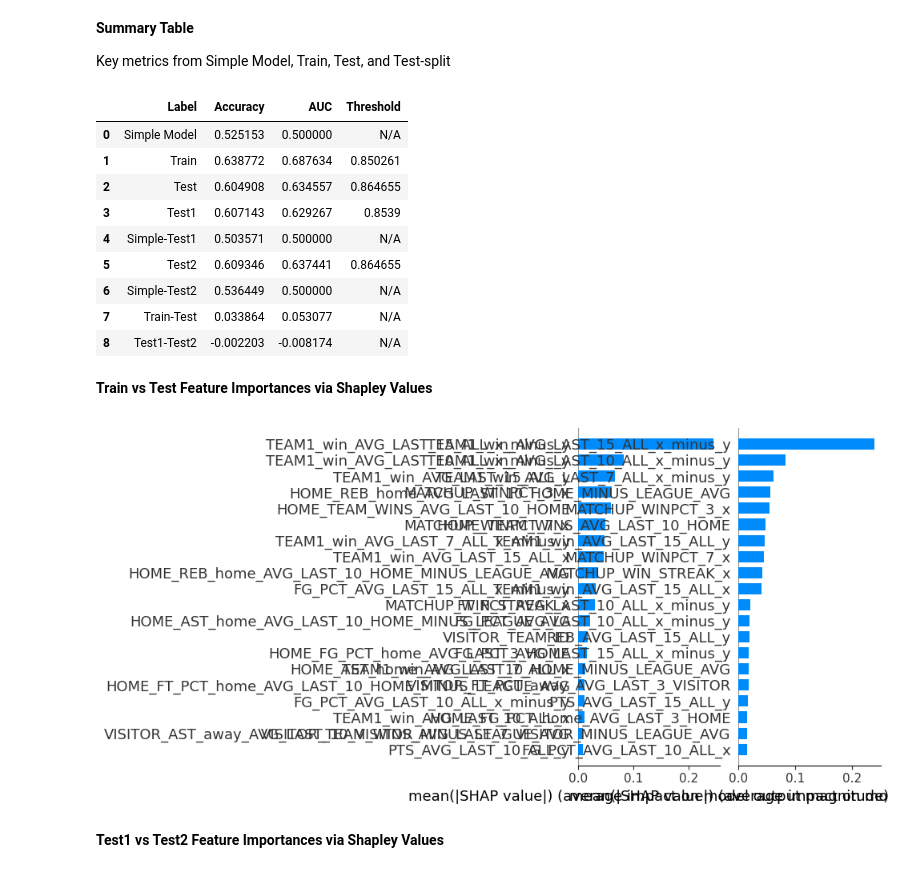
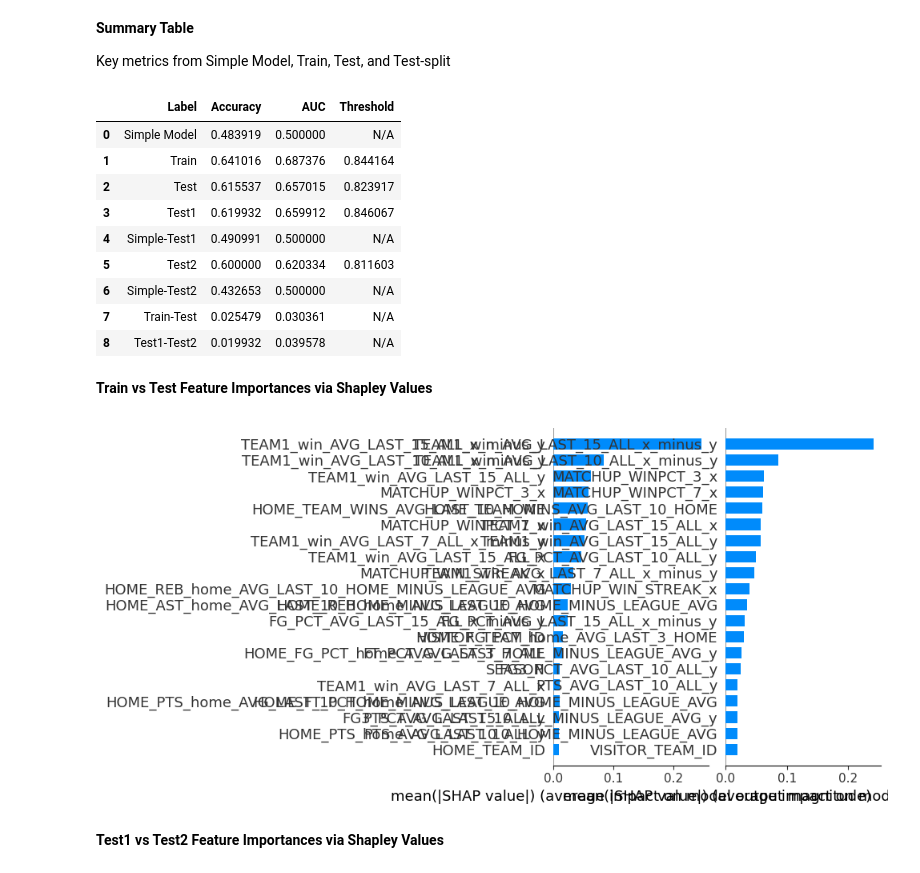
Before and after one commit to cmunch1/nba-prediction, a Jupyter notebook: 07_model_testing.ipynb, the cells around one changed output. Drawn from its saved outputs; the diff is of its cells as text; code cells hidden in the pictures.

```diff
--- a/07_model_testing.ipynb
+++ b/07_model_testing.ipynb
@@ -129,22 +159,23 @@ test = pd.read_csv(DATAPATH / TEST_NAME)
 # %%
 LOGGING_NOTE = "pipeline test"
 
+from dotenv import load_dotenv
+
+load_dotenv()
 try:
+
     NEPTUNE_API_TOKEN = os.environ['NEPTUNE_API_TOKEN']
 except:
     raise Exception('Set environment variable NEPTUNE_API_TOKEN')
 
 PROJECT = "cmunch1/nba-prediction"
 PROJECT_OPTUNA = "cmunch1/nba-optuna" #for 2nd run if hyperparameters are tuned
-SOURCE = ipynbname.name() + ".ipynb"
-SOURCE_SPLIT = "03_train_test_split.ipynb"
-SOURCE_ENG = "05_feature_engineering.ipynb"
-SOURCE_SEL = "06_feature_selection.ipynb"
+SOURCE = "07_model_testing.ipynb"
 
 
 run = neptune.init(
     project=PROJECT,
-    source_files=[SOURCE,SOURCE_SPLIT,SOURCE_ENG,SOURCE_SEL],
+    source_files=[SOURCE],
     api_token=NEPTUNE_API_TOKEN,
 )
 if MODEL_NAME == "xgboost":
@@ -274,8 +305,8 @@ test = encode_categoricals(test)
 target = train['TARGET']
 test_target = test['TARGET']
 
-all_columns = train.columns.tolist()
-drop_columns = ['TARGET', 'GAME_DATE_EST', 'GAME_ID', ]
+all_columns = remove_non_rolling(train)
+drop_columns = ['TARGET', 'GAME_DATE_EST', 'GAME_ID']
 
 
 use_columns = [item for item in all_columns if item not in drop_columns]
@@ -704,10 +737,10 @@ test = pd.read_csv(DATAPATH / TEST_NAME)
 test = fix_datatypes(test)
 test = encode_categoricals(test)
 
-SPLIT = pd.to_datetime("2022-01-01")
+SPLIT = pd.to_datetime("2023-01-01")
 
-run["test_split_test1/end_date"] = SPLIT
-run["test_split_test2/start_date"] = SPLIT
+run["test_split_Test1/end_date"] = SPLIT
+run["test_split_Test2/start_date"] = SPLIT
 
 test1 = test[test['GAME_DATE_EST'] < SPLIT]
 test2 = test[test['GAME_DATE_EST'] >= SPLIT]
@@ -833,28 +866,28 @@ run["evaluation/summary_table"].upload(File.as_html(results))
 results
 # %% [output]
 |  | Label | Accuracy | AUC | Threshold |
-| 0 | Simple Model | 0.525153 | 0.500000 | N/A |
-| 1 | Train | 0.638772 | 0.687634 | 0.850261 |
-| 2 | Test | 0.604908 | 0.634557 | 0.864655 |
-| 3 | Test1 | 0.607143 | 0.629267 | 0.8539 |
-| 4 | Simple-Test1 | 0.503571 | 0.500000 | N/A |
-| 5 | Test2 | 0.609346 | 0.637441 | 0.864655 |
-| 6 | Simple-Test2 | 0.536449 | 0.500000 | N/A |
-| 7 | Train-Test | 0.033864 | 0.053077 | N/A |
-| 8 | Test1-Test2 | -0.002203 | -0.008174 | N/A |
+| 0 | Simple Model | 0.483919 | 0.500000 | N/A |
+| 1 | Train | 0.641016 | 0.687376 | 0.844164 |
+| 2 | Test | 0.615537 | 0.657015 | 0.823917 |
+| 3 | Test1 | 0.619932 | 0.659912 | 0.846067 |
+| 4 | Simple-Test1 | 0.490991 | 0.500000 | N/A |
+| 5 | Test2 | 0.600000 | 0.620334 | 0.811603 |
+| 6 | Simple-Test2 | 0.432653 | 0.500000 | N/A |
+| 7 | Train-Test | 0.025479 | 0.030361 | N/A |
+| 8 | Test1-Test2 | 0.019932 | 0.039578 | N/A |
 # %% [markdown]
 **Train vs Test Feature Importances via Shapley Values**
 # %%
 fig = plt.figure(figsize=(10,5))
 plt.subplot(1,2,1)
 shap.summary_plot(train_oof_shap[:,:-1], train[use_columns], plot_type="bar", plot_size=None, show=False)
 plt.subplot(1,2,2)
 shap.summary_plot(test_preds_shap[:,:-1], test1[use_columns], plot_type="bar", plot_size=None, show=False)
 plt.tight_layout()
 fig.show()
-run["evaluation/test_train_shapley_summary_bar"].upload(fig)
+#run["evaluation/test_train_shapley_summary_bar"].upload(fig)
 # %% [output]
-[figure, old version]
+[figure, new version]
 # %% [markdown]
 **Test1 vs Test2 Feature Importances via Shapley Values**
 # %%
```
Also changed, not shown: parts of 22 cells of this notebook.
